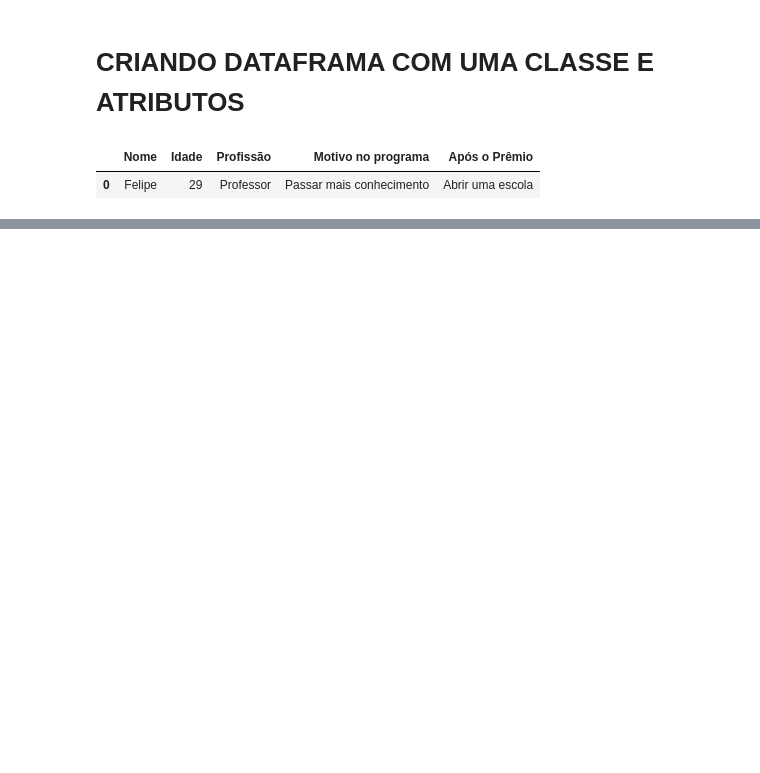
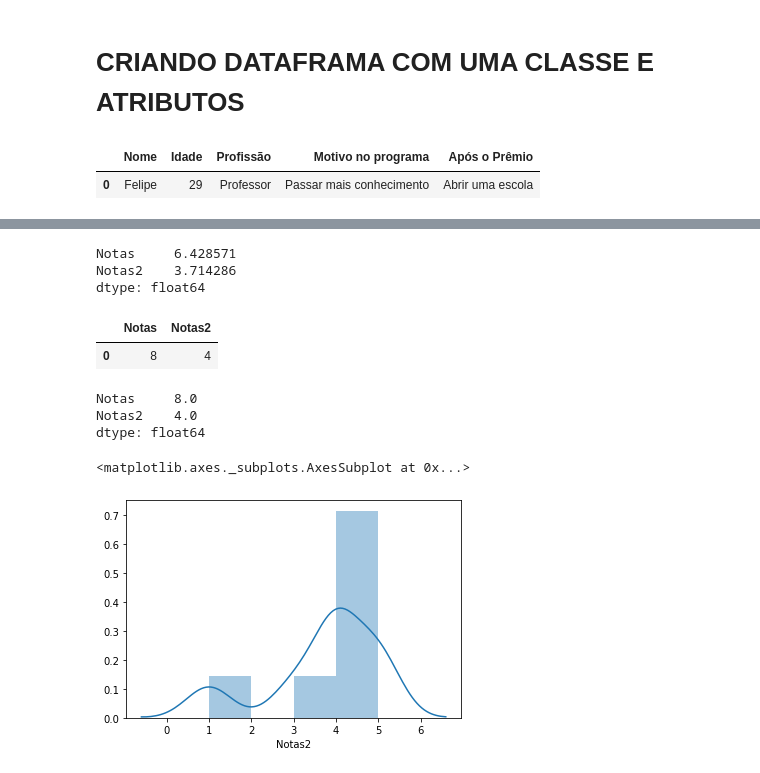
Before and after one commit to Vvitoor21/PythonForDataAnalytics, a Jupyter notebook: 8_Criando_DataFrames_E_Selecionando(Queries).ipynb, the cells around one changed output, grey strips where cells are left out. Cells and saved outputs as stored; diff of their text form; code cells hidden in the pictures; blank space fills up the shorter version.

```diff
--- a/8_Criando_DataFrames_E_Selecionando(Queries).ipynb
+++ b/8_Criando_DataFrames_E_Selecionando(Queries).ipynb
@@ -458,3 +458,7 @@ dados2
 # %% [output]
 |  | Nome | Idade | Profissão | Motivo no programa | Após o Prêmio |
 | 0 | Felipe | 29 | Professor | Passar mais conhecimento | Abrir uma escola |
+# %%
+treino = pd.DataFrame({'Notas':[2,4,8,9,6,8,8],
+                       'Notas2':[1,4,5,4,5,4,3]})
+treino
@@ -460,0 +474,17 @@ dados2
+# %%
+treino.mean()
+# %% [output]
+Notas     6.428571
+Notas2    3.714286
+dtype: float64
+# %%
+treino.mode()
+# %% [output]
+|  | Notas | Notas2 |
+| 0 | 8 | 4 |
+# %%
+treino.median()
+# %% [output]
+Notas     8.0
+Notas2    4.0
+dtype: float64
@@ -460,0 +493,5 @@ dados2
+# %%
+sns.distplot(treino.Notas2)
+# %% [output]
+<matplotlib.axes._subplots.AxesSubplot at 0x...>
+[figure, added]
```
Also changed, not shown: parts of 2 cells of this notebook.
